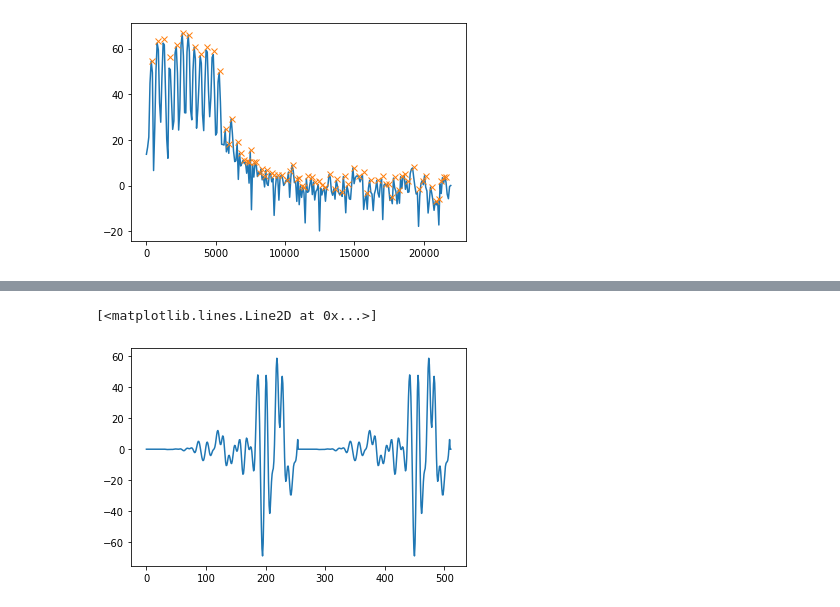
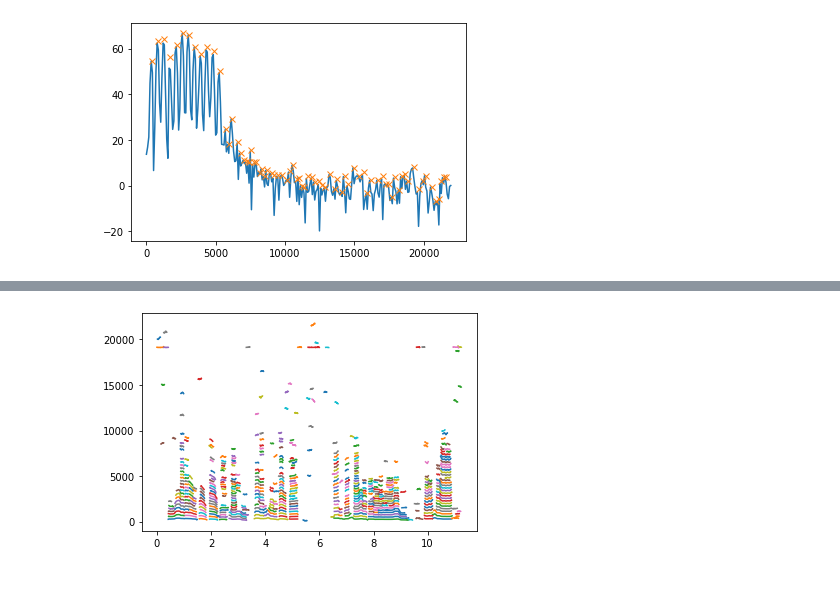
Before and after one commit to Leofltt/Audio-Analysis-Experiments, a Jupyter notebook: DSP/Workspace.ipynb, the cells around one changed output, grey strips where cells are left out. Cells and saved outputs as stored; diff of their text form; code cells hidden in the pictures.

```diff
--- a/DSP/Workspace.ipynb
+++ b/DSP/Workspace.ipynb
@@ -216,5 +161,26 @@ plt.plot(ywin)
-# %%
-plt.plot(y)
-# %% [output]
-[<matplotlib.lines.Line2D at 0x...>]
-[figure, removed]
+# %%
+(fs, x) = wavfile.read('VocalChop.wav')
+N = 2048
+M = 2000
+tresh = -80
+H = 128
+win = get_window('hamming',M)
+minDur = 0.02
+maxSines = 100
+freqSlope = 0.001
+freqDevOff = 10
+
+tfreq, tmag, tphase = sines.sineModelAnal(x, fs, win, N, H, tresh, maxSines, minDur, freqDevOff, freqSlope)
+
+No = 512
+out = sines.sineModelSynth(tfreq,tmag,tphase,No,H,fs)
+out = np.int16(out)
+wavfile.write("trackedSines.wav", fs, out)
+# %%
+nframes = int(tfreq[:,0].size)
+fT = H * np.arange(nframes)/float(fs)
+tfreq[tfreq<=0] = np.nan
+plt.plot(fT, tfreq)
+plt.show()
+# %% [output]
+[figure, added]
```
Also changed, not shown: parts of 11 cells of this notebook, 2 other files.
